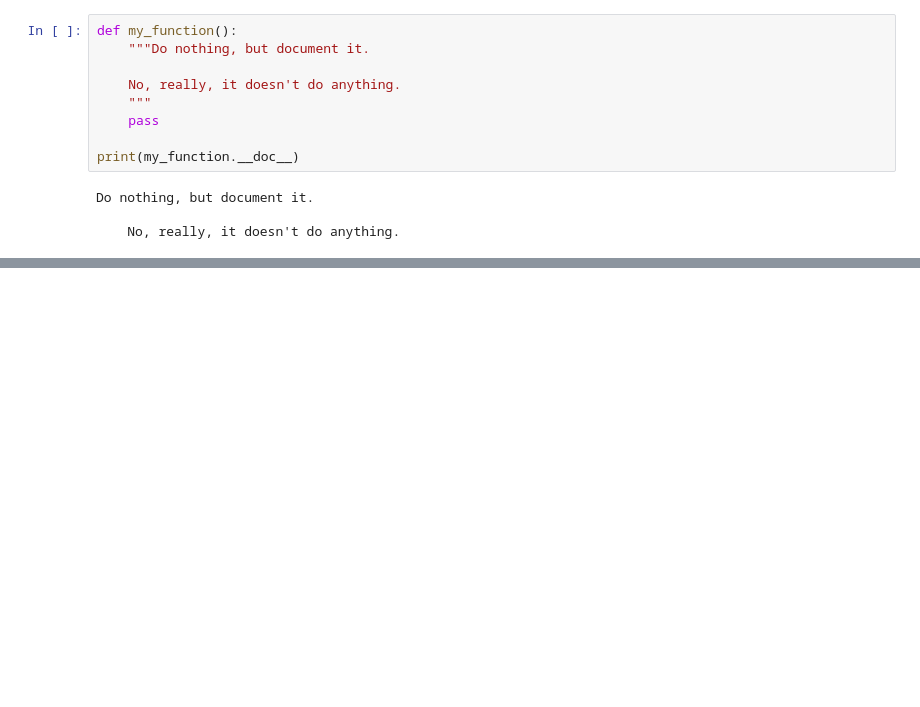
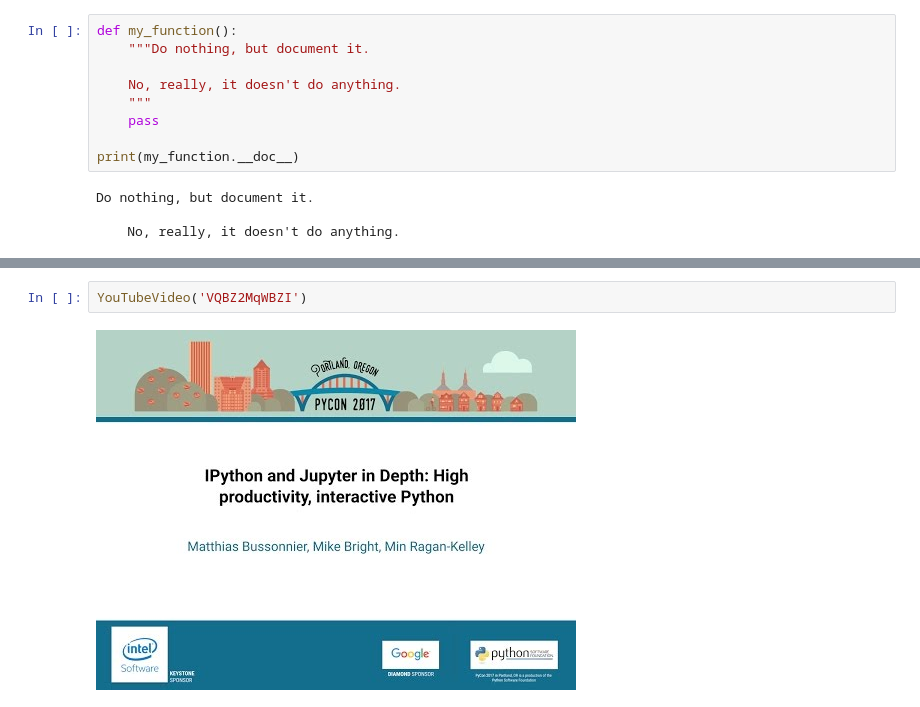
Before and after one commit to FallenGameR/LearningPython, a Jupyter notebook: Introduction to Python.ipynb, the cells around one changed output, grey strips where cells are left out. Saved outputs shown, nothing was run; the diff lists cells and outputs as text; blank space fills up the shorter version.

```diff
--- a/Introduction to Python.ipynb
+++ b/Introduction to Python.ipynb
@@ -795,0 +830,4 @@ Do nothing, but document it.
+# %%
+YouTubeVideo('VQBZ2MqWBZI')
+# %% [output]
+[figure, added]
```
Also changed, not shown: parts of 4 cells of this notebook.
